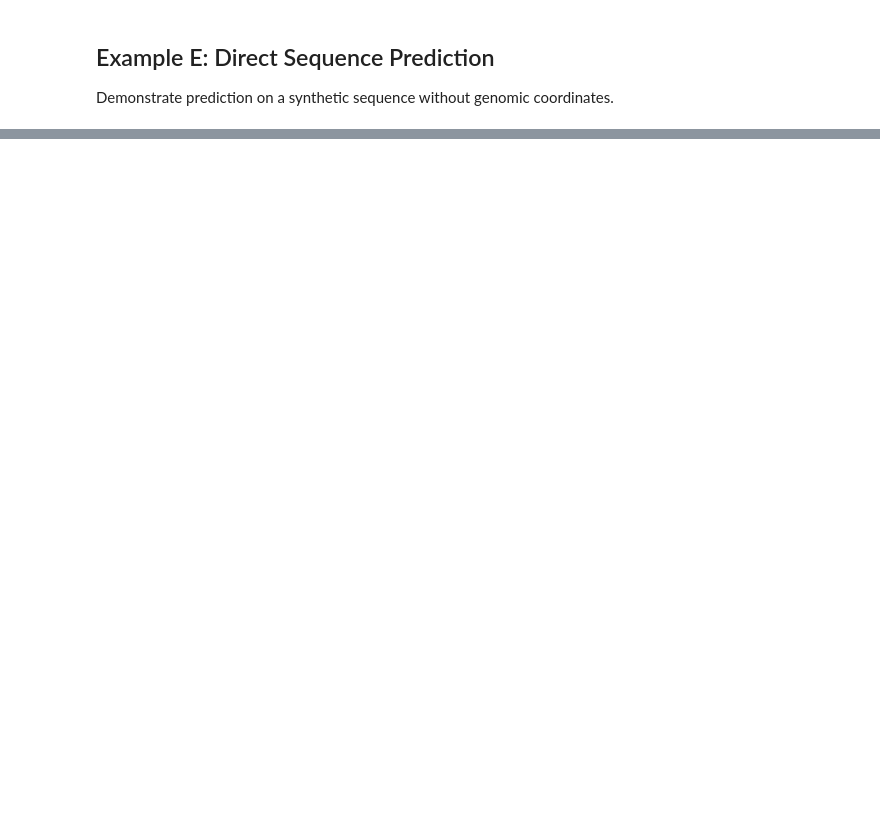
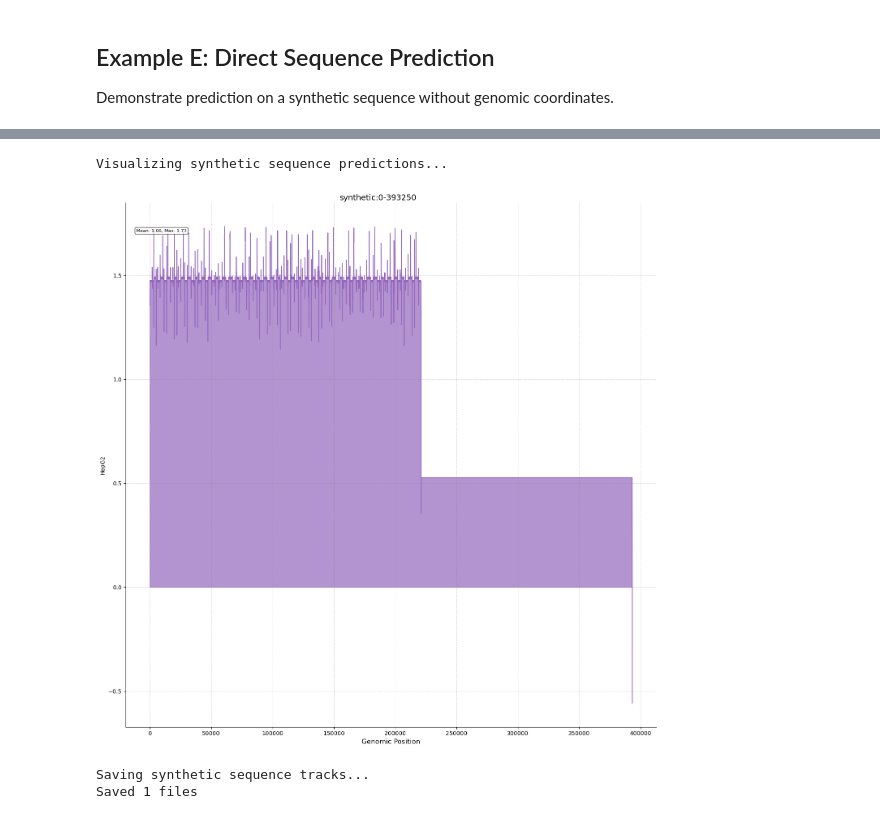
Before and after one commit to pinellolab/chorus, a Jupyter notebook: examples/legnet_gata_example.ipynb, the cells around one changed output, grey strips where cells are left out. Drawn from its saved outputs; the diff is of its cells as text; code cells hidden in the pictures; blank space fills up the shorter version.

```diff
--- a/examples/legnet_gata_example.ipynb
+++ b/examples/legnet_gata_example.ipynb
@@ -453,24 +575,30 @@ for track_id, predictions in synthetic_results.items():
 # %%
 # Visualize synthetic sequence predictions with improved plotting
 print("Visualizing synthetic sequence predictions...")
 
 visualize_chorus_predictions(
     predictions=synthetic_results,
+    track_ids=['HepG2'],
     chrom='synthetic',
     start=0,
     output_file=None,
     bin_size=oracle.bin_size,
     style='modern',
     figsize=(14, 14)
 )
 
 # Save synthetic tracks
 print("\nSaving synthetic sequence tracks...")
 synthetic_files = oracle.save_predictions_as_bedgraph(
     predictions=synthetic_results,
     chrom='synthetic',
     start=0,
     output_dir="bedgraph_outputs",
     prefix='e_synthetic'
 )
 print(f"Saved {len(synthetic_files)} files")
+# %% [output]
+Visualizing synthetic sequence predictions...
+[figure, added]
+Saving synthetic sequence tracks...
+Saved 1 files
```
Also changed, not shown: parts of 20 cells of this notebook, 1 other file.
